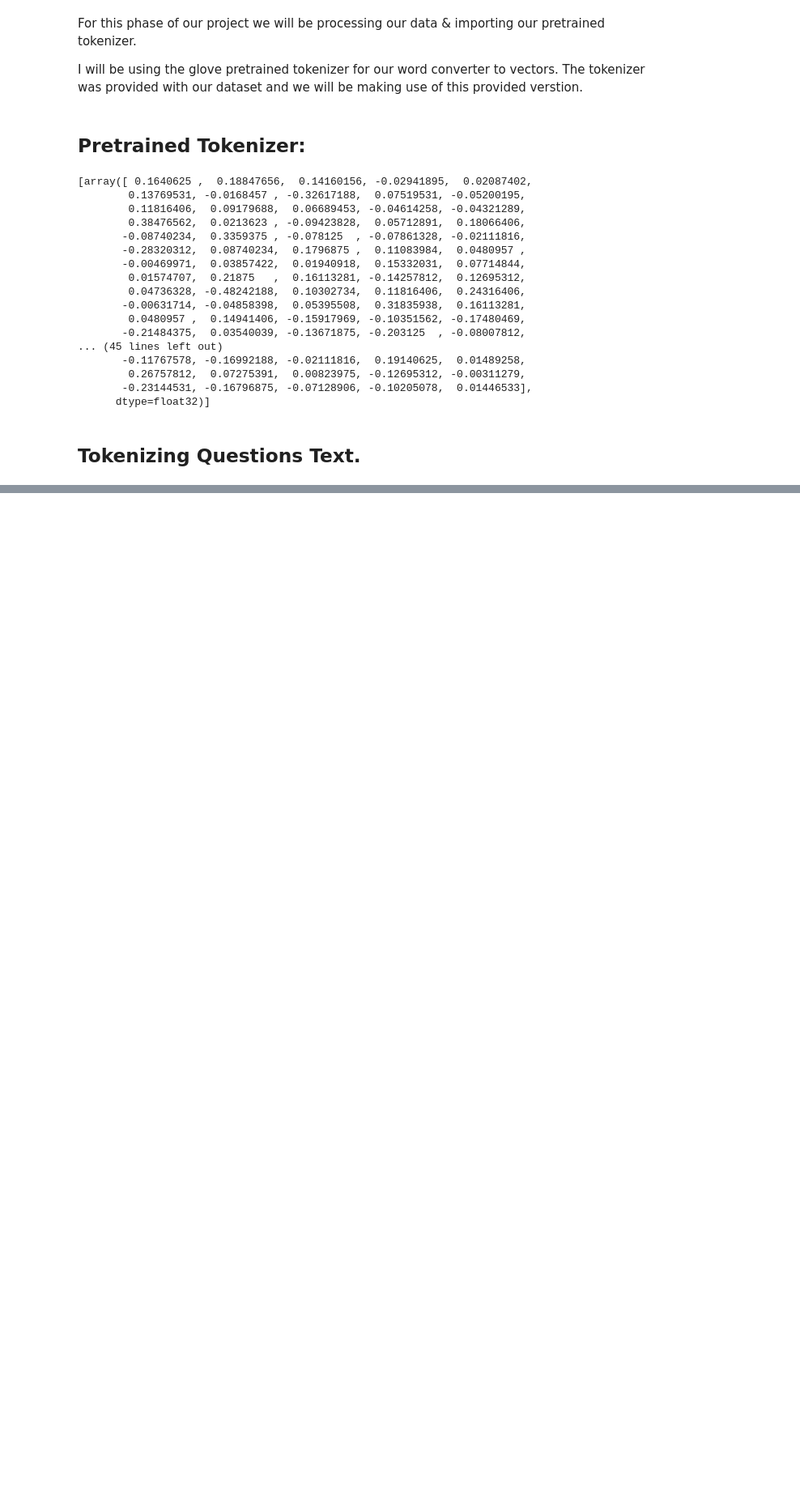
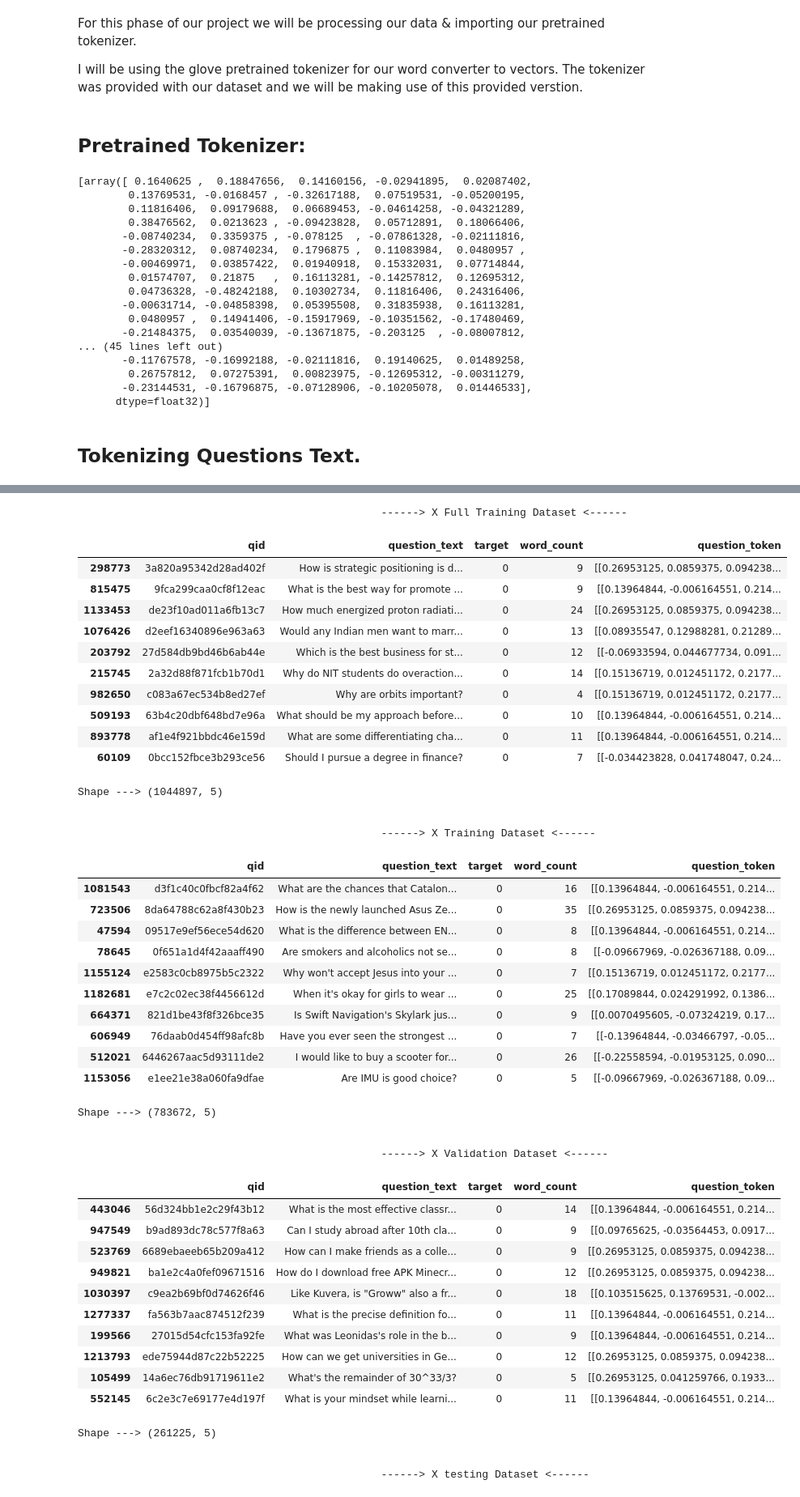
Before and after one commit to Benjamin-Ojo/Quora-Insincere-Question-Classifier, a Jupyter notebook: 2. Notebooks/quora_insincere_question_classifier.ipynb, the cells around one changed output, grey strips where cells are left out. Shown at 81% size. Saved outputs shown, nothing was run; the diff lists cells and outputs as text; code cells hidden in the pictures; blank space fills up the shorter version.

Commit message:
Data padding.

```diff
--- a/2. Notebooks/quora_insincere_question_classifier.ipynb
+++ b/2. Notebooks/quora_insincere_question_classifier.ipynb
@@ -549,5 +554,8 @@ print(ggle_word_fn(words))
 # %%
 # Tokenzering question.
 
-## Tokenizing training dataset.
-train_df['token'] = train_df.question_text.apply(lambda x: ggle_word_fn(x))
+## Tokenizing training data.
+train_df['question_token'] = train_df.question_text.apply(lambda x: ggle_word_fn(x))
+
+## Tokenizing testing data.
+test_df['question_token'] = test_df.question_text.apply(lambda x: ggle_word_fn(x))
@@ -553,0 +581,70 @@ train_df['token'] = train_df.question_text.apply(lambda x: ggle_word_fn(x))
+# %%
+# Spliting dataset.
+
+## Training data.
+x_full_train_df, x_valid_df = train_test_split(train_df, test_size = 0.2, random_state = 42)
+x_train_df, x_test_df = train_test_split(x_full_train_df, test_size=0.25 , random_state=42)
+
+## View dataset.
+print("\t\t\t\t\t\t------> X Full Training Dataset <------")
+display(x_full_train_df.head(10))
+print(f"\nShape ---> {x_full_train_df.shape}")
+
+print("\n\n\t\t\t\t\t\t------> X Training Dataset <------")
+display(x_train_df.head(10))
+print(f"\nShape ---> {x_train_df.shape}")
+
+print("\n\n\t\t\t\t\t\t------> X Validation Dataset <------")
+display(x_valid_df.head(10))
+print(f"\nShape ---> {x_valid_df.shape}")
+
+print("\n\n\t\t\t\t\t\t------> X testing Dataset <------")
+display(x_test_df.head(10))
+print(f"\nShape ---> {x_test_df.shape}")
+# %% [output]
+                                                ------> X Full Training Dataset <------
+|  | qid | question_text | target | word_count | question_token |
+| 298773 | 3a820a95342d28ad402f | How is strategic positioning is d... | 0 | 9 | [[0.26953125, 0.0859375, 0.094238... |
+| 815475 | 9fca299caa0cf8f12eac | What is the best way for promote ... | 0 | 9 | [[0.13964844, -0.006164551, 0.214... |
+| 1133453 | de23f10ad011a6fb13c7 | How much energized proton radiati... | 0 | 24 | [[0.26953125, 0.0859375, 0.094238... |
+| 1076426 | d2eef16340896e963a63 | Would any Indian men want to marr... | 0 | 13 | [[0.08935547, 0.12988281, 0.21289... |
+| 203792 | 27d584db9bd46b6ab44e | Which is the best business for st... | 0 | 12 | [[-0.06933594, 0.044677734, 0.091... |
+| 215745 | 2a32d88f871fcb1b70d1 | Why do NIT students do overaction... | 0 | 14 | [[0.15136719, 0.012451172, 0.2177... |
+| 982650 | c083a67ec534b8ed27ef | Why are orbits important? | 0 | 4 | [[0.15136719, 0.012451172, 0.2177... |
+| 509193 | 63b4c20dbf648bd7e96a | What should be my approach before... | 0 | 10 | [[0.13964844, -0.006164551, 0.214... |
+| 893778 | af1e4f921bbdc46e159d | What are some differentiating cha... | 0 | 11 | [[0.13964844, -0.006164551, 0.214... |
+| 60109 | 0bcc152fbce3b293ce56 | Should I pursue a degree in finance? | 0 | 7 | [[-0.034423828, 0.041748047, 0.24... |
+Shape ---> (1044897, 5)
+
+
+                                                ------> X Training Dataset <------
+|  | qid | question_text | target | word_count | question_token |
+| 1081543 | d3f1c40c0fbcf82a4f62 | What are the chances that Catalon... | 0 | 16 | [[0.13964844, -0.006164551, 0.214... |
+| 723506 | 8da64788c62a8f430b23 | How is the newly launched Asus Ze... | 0 | 35 | [[0.26953125, 0.0859375, 0.094238... |
+| 47594 | 09517e9ef56ece54d620 | What is the difference between EN... | 0 | 8 | [[0.13964844, -0.006164551, 0.214... |
+| 78645 | 0f651a1d4f42aaaff490 | Are smokers and alcoholics not se... | 0 | 8 | [[-0.09667969, -0.026367188, 0.09... |
+| 1155124 | e2583c0cb8975b5c2322 | Why won't accept Jesus into your ... | 0 | 7 | [[0.15136719, 0.012451172, 0.2177... |
+| 1182681 | e7c2c02ec38f4456612d | When it's okay for girls to wear ... | 0 | 25 | [[0.17089844, 0.024291992, 0.1386... |
+| 664371 | 821d1be43f8f326bce35 | Is Swift Navigation's Skylark jus... | 0 | 9 | [[0.0070495605, -0.07324219, 0.17... |
+| 606949 | 76daab0d454ff98afc8b | Have you ever seen the strongest ... | 0 | 7 | [[-0.13964844, -0.03466797, -0.05... |
+| 512021 | 6446267aac5d93111de2 | I would like to buy a scooter for... | 0 | 26 | [[-0.22558594, -0.01953125, 0.090... |
+| 1153056 | e1ee21e38a060fa9dfae | Are IMU is good choice? | 0 | 5 | [[-0.09667969, -0.026367188, 0.09... |
+Shape ---> (783672, 5)
+
+
+                                                ------> X Validation Dataset <------
+|  | qid | question_text | target | word_count | question_token |
+| 443046 | 56d324bb1e2c29f43b12 | What is the most effective classr... | 0 | 14 | [[0.13964844, -0.006164551, 0.214... |
+| 947549 | b9ad893dc78c577f8a63 | Can I study abroad after 10th cla... | 0 | 9 | [[0.09765625, -0.03564453, 0.0917... |
+| 523769 | 6689ebaeeb65b209a412 | How can I make friends as a colle... | 0 | 9 | [[0.26953125, 0.0859375, 0.094238... |
+| 949821 | ba1e2c4a0fef09671516 | How do I download free APK Minecr... | 0 | 12 | [[0.26953125, 0.0859375, 0.094238... |
+| 1030397 | c9ea2b69bf0d74626f46 | Like Kuvera, is "Groww" also a fr... | 0 | 18 | [[0.103515625, 0.13769531, -0.002... |
+| 1277337 | fa563b7aac874512f239 | What is the precise definition fo... | 0 | 11 | [[0.13964844, -0.006164551, 0.214... |
+| 199566 | 27015d54cfc153fa92fe | What was Leonidas's role in the b... | 0 | 9 | [[0.13964844, -0.006164551, 0.214... |
+| 1213793 | ede75944d87c22b52225 | How can we get universities in Ge... | 0 | 12 | [[0.26953125, 0.0859375, 0.094238... |
+| 105499 | 14a6ec76db91719611e2 | What's the remainder of 30^33/3? | 0 | 5 | [[0.26953125, 0.041259766, 0.1933... |
+| 552145 | 6c2e3c7e69177e4d197f | What is your mindset while learni... | 0 | 11 | [[0.13964844, -0.006164551, 0.214... |
+Shape ---> (261225, 5)
+
+
+                                                ------> X testing Dataset <------
```
Also changed, not shown: parts of 11 cells of this notebook.
